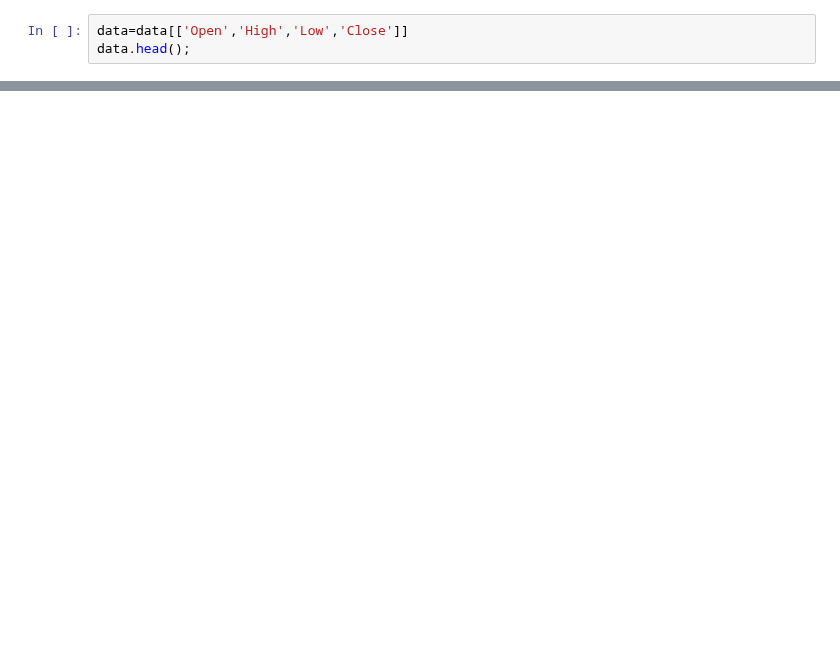
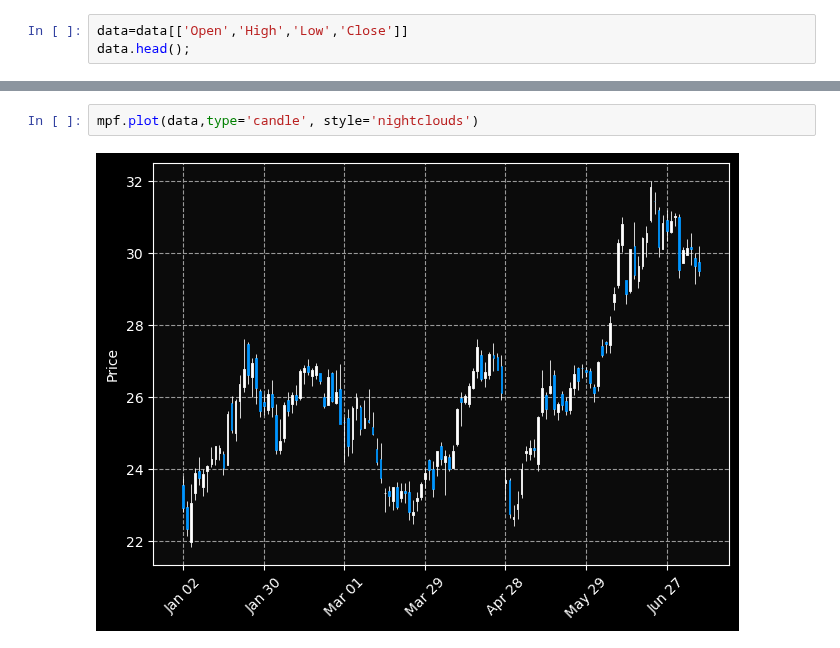
Before and after one commit to victordhn/Finance-Projects, a Jupyter notebook: Candlesticks.ipynb, the cells around one changed output, grey strips where cells are left out. Saved outputs shown, nothing was run; the diff lists cells and outputs as text; blank space fills up the shorter version.

```diff
--- a/Candlesticks.ipynb
+++ b/Candlesticks.ipynb
@@ -62,0 +51,4 @@ plt.show()
+# %%
+mpf.plot(data,type='candle', style='nightclouds')
+# %% [output]
+[figure, added]
```
Also changed, not shown: parts of 8 cells of this notebook, 1 other file.
